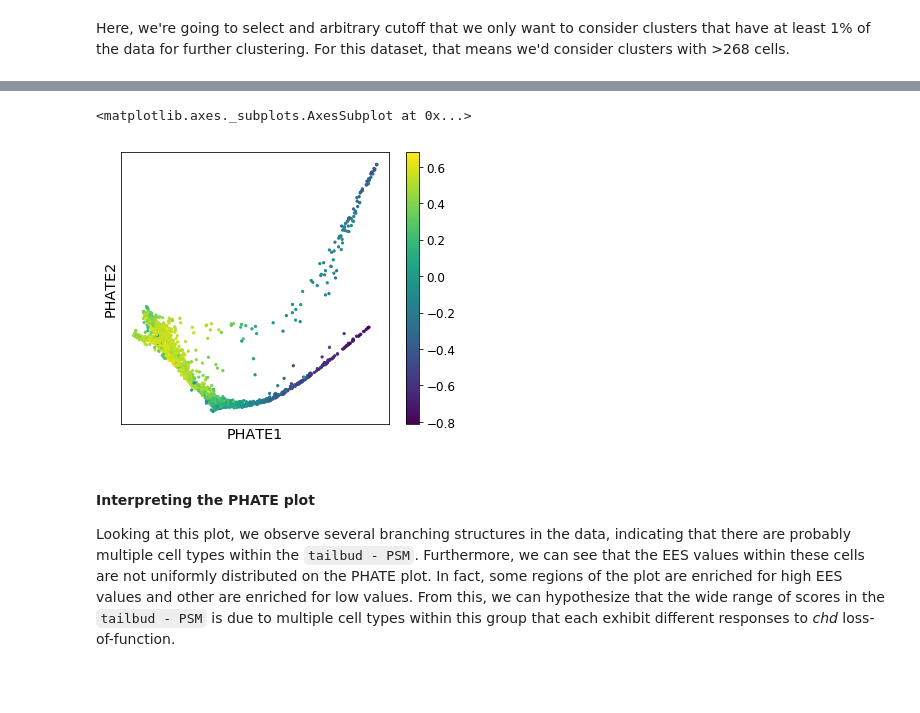
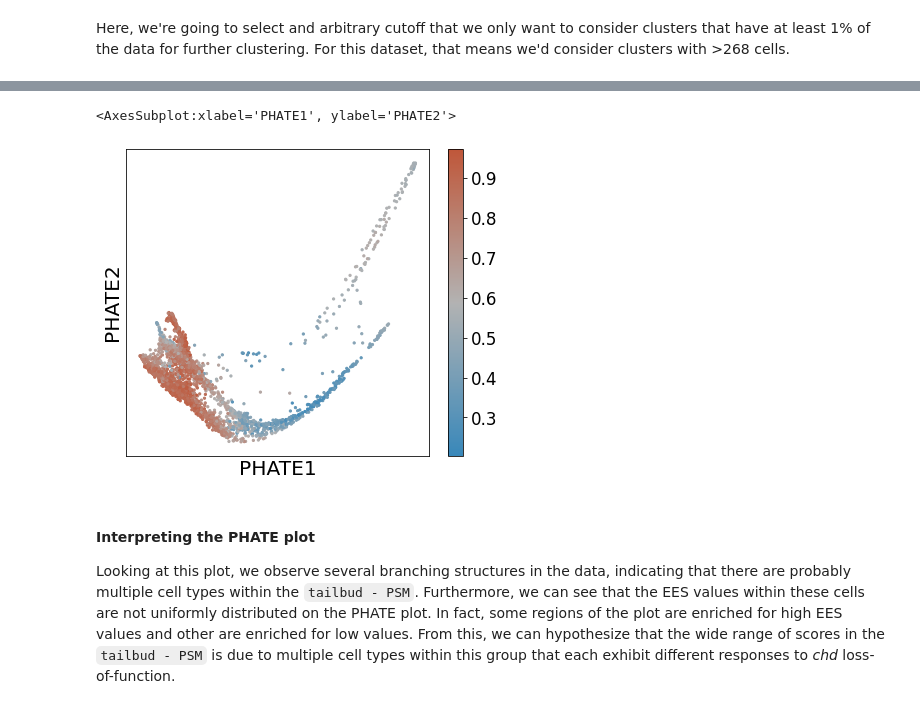
Before and after one commit to KrishnaswamyLab/MELD, a Jupyter notebook: notebooks/Wagner2018_Chordin_Cas9_Mutagenesis.ipynb, the cells around one changed output, grey strips where cells are left out. Drawn from its saved outputs; the diff is of its cells as text; code cells hidden in the pictures; blank space fills up the shorter version.

```diff
--- a/notebooks/Wagner2018_Chordin_Cas9_Mutagenesis.ipynb
+++ b/notebooks/Wagner2018_Chordin_Cas9_Mutagenesis.ipynb
@@ -514,0 +618,8 @@ for i , ax in enumerate(axes.flatten()):
+# %%
+subclustering_results = {}
+for cluster in np.unique(metadata['clusterID']):
+    curr_vfc = vfc_op_per_cluster[cluster]
+    clusters_by_n = {}
+    for n in [2,3,4,5]:
+        clusters_by_n[n] = curr_vfc.predict(n)
+    subclustering_results[cluster] = clusters_by_n
@@ -514,0 +628,4 @@ for i , ax in enumerate(axes.flatten()):
+# %%
+picked_clusters = {
+    4:3,  8:3, 15:3, 17:2, 18:3,
+    22:3, 24:3, 25:3, 26:5, 27:5}
@@ -514,0 +667,10 @@ for i , ax in enumerate(axes.flatten()):
+# %%
+metadata['VFC'] = metadata['clusterID'].copy()
+for curr_cluster in clusters:
+    if curr_cluster not in picked_clusters:
+        continue
+
+    new_clusters = subclustering_results[curr_cluster][picked_clusters[curr_cluster]]
+
+    metadata.loc[metadata['clusterID'] == curr_cluster, 'VFC'] = new_clusters + 1 + np.max(metadata['VFC'])
+metadata['VFC'] = scprep.utils.sort_clusters_by_values(metadata['VFC'], metadata['EES'])
@@ -519 +710,8 @@ Here, we will create a mask on the data to select the cells corresponding to the
+# %%
+# Subset data from this cluster
+curr_cluster = 26
+curr_cluster_data = data.loc[np.isin(metadata['clusterID'], curr_cluster)].copy()
+curr_cluster_data_magic = data_magic.loc[np.isin(metadata['clusterID'], curr_cluster)].copy()
+curr_cluster_metadata = metadata.loc[np.isin(metadata['clusterID'], curr_cluster)].copy()
+curr_data_phate = data_cluster_phate[curr_cluster]
 # %% [markdown]
@@ -547,9 +719,9 @@ Calculated PHATE in 44.70 seconds.
 # %%
-scprep.plot.scatter2d(data_phate_psm, c=metadata_psm['EES'], cmap='viridis',
+scprep.plot.scatter2d(curr_data_phate, c=curr_cluster_metadata['EES'], cmap=meld.get_cmap(),
                       figsize=(6,5), s=5, label_prefix="PHATE", ticks=False)
 # %% [output]
-<matplotlib.axes._subplots.AxesSubplot at 0x...>
+<AxesSubplot:xlabel='PHATE1', ylabel='PHATE2'>
-[figure, old version]
+[figure, new version]
 # %% [markdown]
 ####  Interpreting the PHATE plot
 
```
Also changed, not shown: parts of 94 cells of this notebook.
